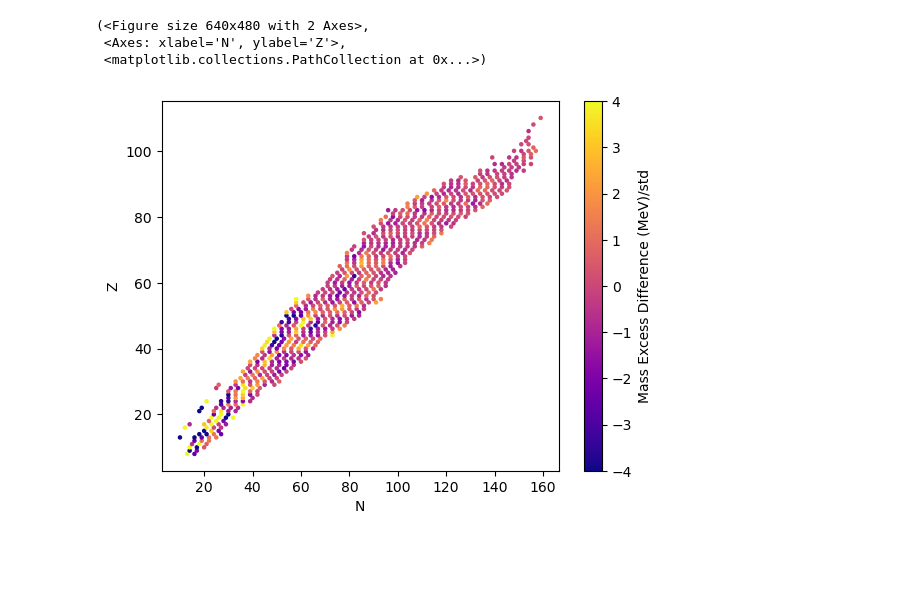
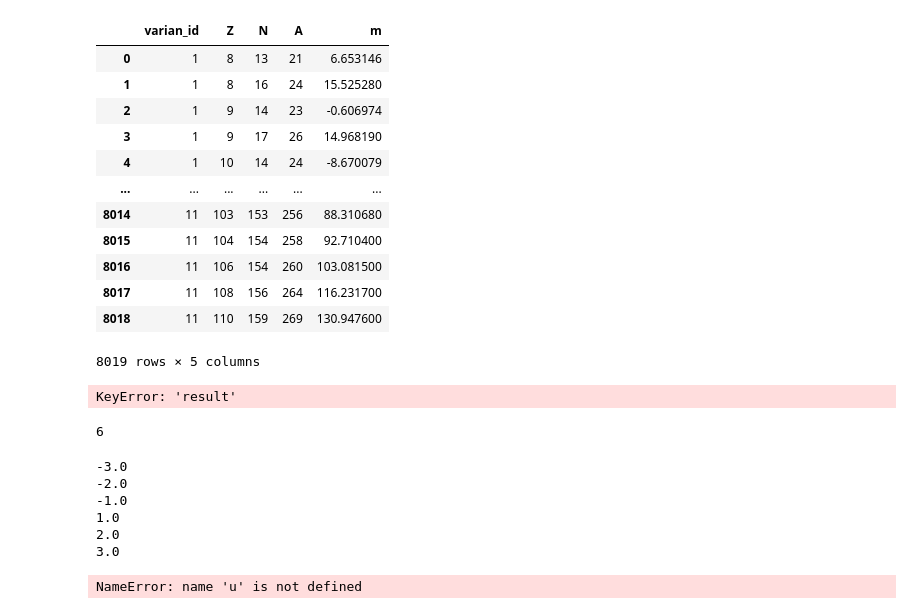
Before and after one commit to mzyudhistira/BSk24-Emu, a Jupyter notebook: quick_analysis.ipynb, the cells around one changed output. Drawn from its saved outputs; the diff is of its cells as text; code cells hidden in the pictures; blank space fills up the shorter version.

```diff
--- a/quick_analysis.ipynb
+++ b/quick_analysis.ipynb
@@ -180,8 +175,22 @@ plt.legend()
+# %%
+from config import *
+pd.read_csv(DATA_DIR / 'input' / 'bsk24_varians_sample_mass_table.csv', sep=';')
+# %% [output]
+|  | varian_id | Z | N | A | m |
+| 0 | 1 | 8 | 13 | 21 | 6.653146 |
+| 1 | 1 | 8 | 16 | 24 | 15.525280 |
+| 2 | 1 | 9 | 14 | 23 | -0.606974 |
+| 3 | 1 | 9 | 17 | 26 | 14.968190 |
+| 4 | 1 | 10 | 14 | 24 | -8.670079 |
+| ... | ... | ... | ... | ... | ... |
+| 8014 | 11 | 103 | 153 | 256 | 88.310680 |
+| 8015 | 11 | 104 | 154 | 258 | 92.710400 |
+| 8016 | 11 | 106 | 154 | 260 | 103.081500 |
+| 8017 | 11 | 108 | 156 | 264 | 116.231700 |
+| 8018 | 11 | 110 | 159 | 269 | 130.947600 |
+8019 rows × 5 columns
 # %%
-len(tests['exp_1to4']['result']['mmt'][-1])
-run_analysis.plot_landscape(tests['exp_1to4']['result']['mmt'][-1])
+aaa = tests['exp_1to4']['result']['mmt'][-1]
+aaa[aaa['me_diff_over_std']==1]
 # %% [output]
-(<Figure size 640x480 with 2 Axes>,
- <Axes: xlabel='N', ylabel='Z'>,
- <matplotlib.collections.PathCollection at 0x...>)
+KeyError: 'result'
-[figure, removed]
@@ -187,0 +214,40 @@ run_analysis.plot_landscape(tests['exp_1to4']['result']['mmt'][-1])
+# %%
+len(pkk)
+# %% [output]
+6
+# %%
+# List of 9 easily distinguishable Matplotlib colors
+colors = [
+    '#1f77b4',  # Blue
+    '#ff7f0e',  # Orange
+    '#2ca02c',  # Green
+    '#d62728',  # Red
+    '#9467bd',  # Purple
+    '#8c564b',  # Brown
+    '#e377c2',  # Pink
+]
+
+u=[]
+for i in range(6):
+    a = {}
+    a['z'] = pkk[i]['data']['Z']
+    a['n'] = pkk[i]['data']['N']
+    a['l'] = pkk[i]['data']['me_diff_over_std']
+    u.append(a)
+
+for i in range(6):
+    print(u[i]['l'].iloc[0])
+# %% [output]
+-3.0
+-2.0
+-1.0
+1.0
+2.0
+3.0
+# %%
+for i in range(6):
+    ll= f'{u[i]["l"].iloc[0]}*' + r'$\sigma$'
+    plt.scatter(u[i]['n'], u[i]['z'], label=ll, color=colors[i], s=4)
+    plt.legend(loc='lower right')
+# %% [output]
+NameError: name 'u' is not defined
```
Also changed, not shown: parts of 7 cells of this notebook, 4 other files.
